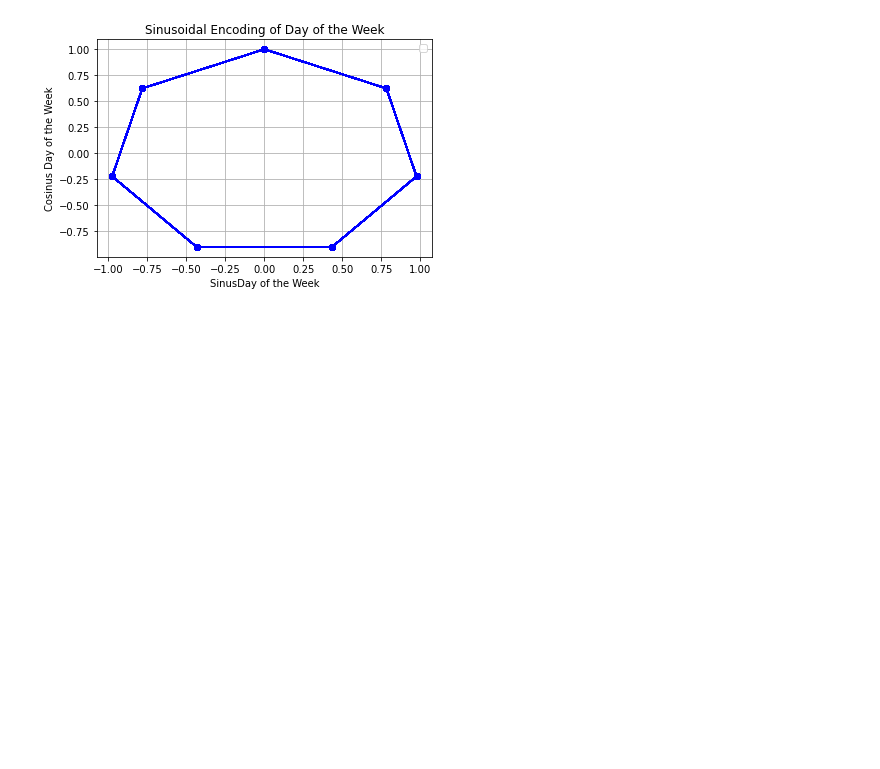
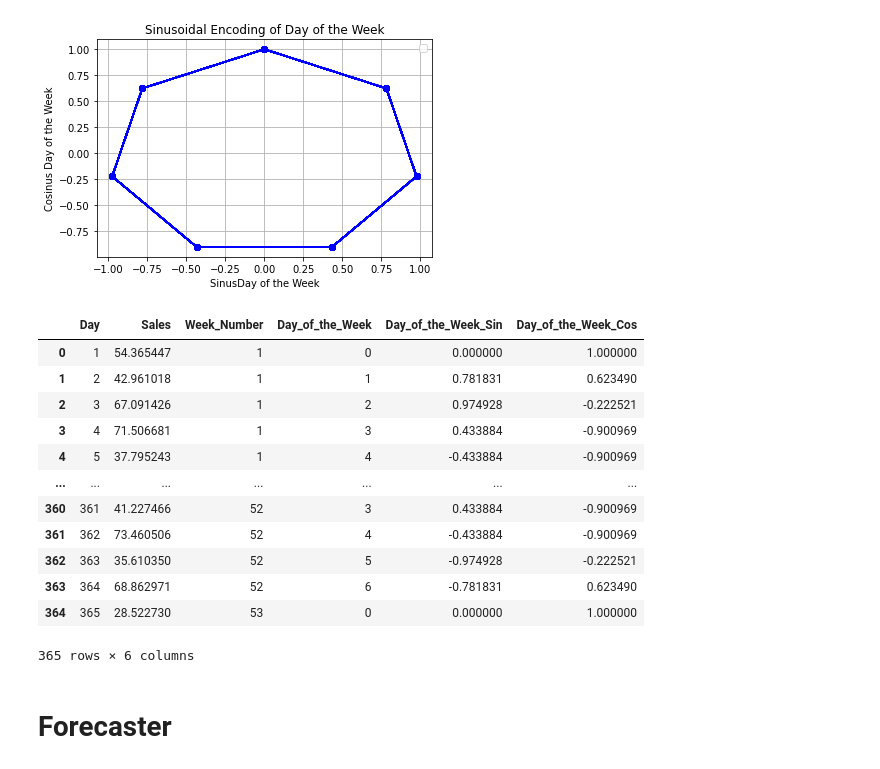
Before and after one commit to navid-mohamadi/Uplift-modeling-using-time-series-prediction, a Jupyter notebook: Code/Uplift Time Series Model.ipynb, the cells around one changed output. Cells and saved outputs as stored; diff of their text form; code cells hidden in the pictures; blank space fills up the shorter version.

```diff
--- a/Code/Uplift Time Series Model.ipynb
+++ b/Code/Uplift Time Series Model.ipynb
@@ -138,3 +138,21 @@ plt.legend()
 matplotlib.legend WARNING No artists with labels found to put in legend.  Note that artists whose label start with an underscore are ignored when legend() is called with no argument.
 <matplotlib.legend.Legend at 0x...>
 [figure]
+# %%
+df
+# %% [output]
+|  | Day | Sales | Week_Number | Day_of_the_Week | Day_of_the_Week_Sin | Day_of_the_Week_Cos |
+| 0 | 1 | 54.365447 | 1 | 0 | 0.000000 | 1.000000 |
+| 1 | 2 | 42.961018 | 1 | 1 | 0.781831 | 0.623490 |
+| 2 | 3 | 67.091426 | 1 | 2 | 0.974928 | -0.222521 |
+| 3 | 4 | 71.506681 | 1 | 3 | 0.433884 | -0.900969 |
+| 4 | 5 | 37.795243 | 1 | 4 | -0.433884 | -0.900969 |
+| ... | ... | ... | ... | ... | ... | ... |
+| 360 | 361 | 41.227466 | 52 | 3 | 0.433884 | -0.900969 |
+| 361 | 362 | 73.460506 | 52 | 4 | -0.433884 | -0.900969 |
+| 362 | 363 | 35.610350 | 52 | 5 | -0.974928 | -0.222521 |
+| 363 | 364 | 68.862971 | 52 | 6 | -0.781831 | 0.623490 |
+| 364 | 365 | 28.522730 | 53 | 0 | 0.000000 | 1.000000 |
+365 rows × 6 columns
+# %% [markdown]
+# Forecaster
```
Also changed, not shown: parts of 3 cells of this notebook, 1 other file.
